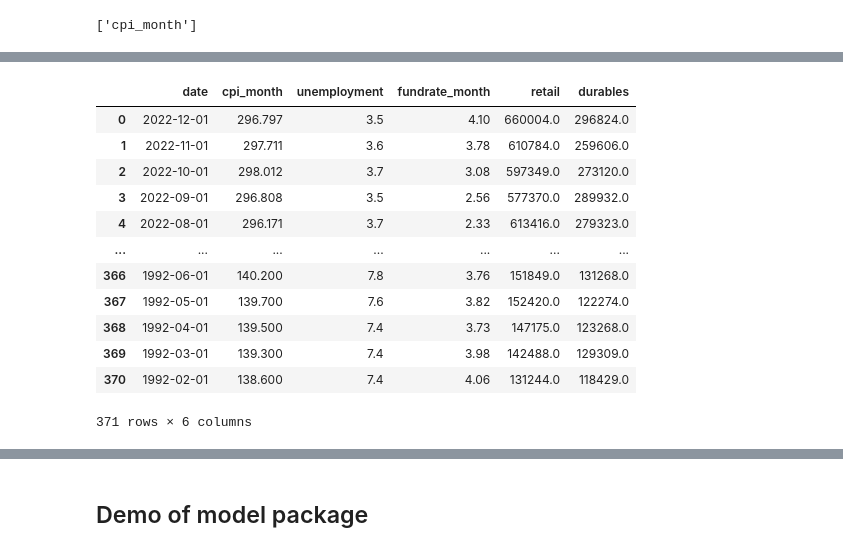
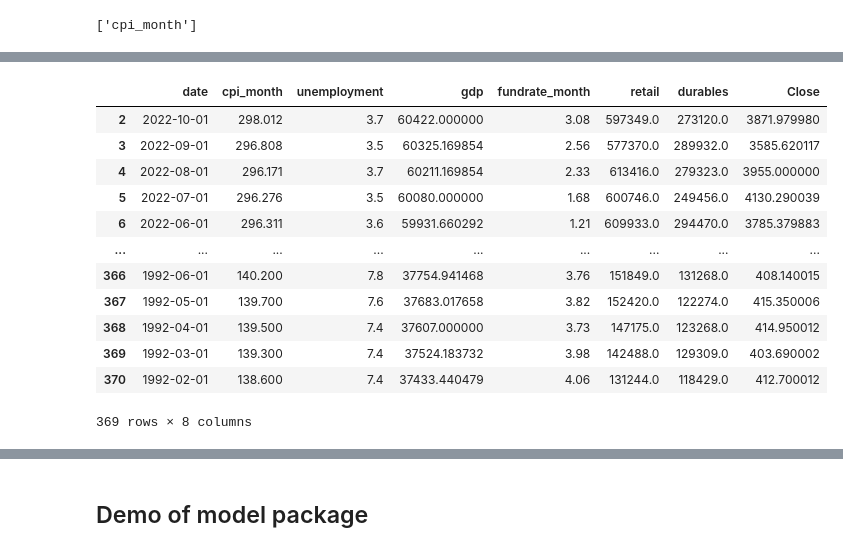
Before and after one commit to Amethyst1016/DATA534_Project, a Jupyter notebook: demo.ipynb, the cells around one changed output, grey strips where cells are left out. Saved outputs shown, nothing was run; the diff lists cells and outputs as text; code cells hidden in the pictures.

```diff
--- a/demo.ipynb
+++ b/demo.ipynb
@@ -10,5 +32,5 @@ from data_processing import *
 # %%
-SP500 = pd.read_csv('data/SP500_original.csv', parse_dates=['date'])
-SP500.head()
+SP500_month = pd.read_csv('data/SP500_original.csv', parse_dates=['date'])
+SP500_month.head()
 # %% [output]
 |  | date | Close |
@@ -108,27 +125,29 @@ boxplot_year(cpi_month, cpi_cols, [2008,2012])
 # %%
 from functools import reduce
 unemployment = pd.read_csv('data/unemployment.csv', parse_dates=['date'])
 fundrate_month = pd.read_csv('data/fundrate_month.csv', parse_dates=['date'])
 retail = pd.read_csv('data/retail.csv', parse_dates=['date'])
 durables = pd.read_csv('data/durables.csv', parse_dates=['date'])
-dfs = [cpi_month, unemployment, fundrate_month, retail, durables]
+gdp = pd.read_csv('data/gdp.csv', parse_dates=['date'])
+dfs = [cpi_month, unemployment, gdp, fundrate_month, retail, durables, SP500_month]
 df_combined = reduce(lambda  left,right: pd.merge(left, right, on=['date'], how='outer'), dfs)
+df_combined['gdp'] = df_combined['gdp'].interpolate(method='polynomial', order=2)
 df_combined.dropna(inplace=True)
 df_combined
 # %% [output]
-|  | date | cpi_month | unemployment | fundrate_month | retail | durables |
-| 0 | 2022-12-01 | 296.797 | 3.5 | 4.10 | 660004.0 | 296824.0 |
-| 1 | 2022-11-01 | 297.711 | 3.6 | 3.78 | 610784.0 | 259606.0 |
-| 2 | 2022-10-01 | 298.012 | 3.7 | 3.08 | 597349.0 | 273120.0 |
-| 3 | 2022-09-01 | 296.808 | 3.5 | 2.56 | 577370.0 | 289932.0 |
-| 4 | 2022-08-01 | 296.171 | 3.7 | 2.33 | 613416.0 | 279323.0 |
-| ... | ... | ... | ... | ... | ... | ... |
-| 366 | 1992-06-01 | 140.200 | 7.8 | 3.76 | 151849.0 | 131268.0 |
-| 367 | 1992-05-01 | 139.700 | 7.6 | 3.82 | 152420.0 | 122274.0 |
-| 368 | 1992-04-01 | 139.500 | 7.4 | 3.73 | 147175.0 | 123268.0 |
-| 369 | 1992-03-01 | 139.300 | 7.4 | 3.98 | 142488.0 | 129309.0 |
-| 370 | 1992-02-01 | 138.600 | 7.4 | 4.06 | 131244.0 | 118429.0 |
+|  | date | cpi_month | unemployment | gdp | fundrate_month | retail | durables | Close |
+| 2 | 2022-10-01 | 298.012 | 3.7 | 60422.000000 | 3.08 | 597349.0 | 273120.0 | 3871.979980 |
+| 3 | 2022-09-01 | 296.808 | 3.5 | 60325.169854 | 2.56 | 577370.0 | 289932.0 | 3585.620117 |
+| 4 | 2022-08-01 | 296.171 | 3.7 | 60211.169854 | 2.33 | 613416.0 | 279323.0 | 3955.000000 |
+| 5 | 2022-07-01 | 296.276 | 3.5 | 60080.000000 | 1.68 | 600746.0 | 249456.0 | 4130.290039 |
+| 6 | 2022-06-01 | 296.311 | 3.6 | 59931.660292 | 1.21 | 609933.0 | 294470.0 | 3785.379883 |
+| ... | ... | ... | ... | ... | ... | ... | ... | ... |
+| 366 | 1992-06-01 | 140.200 | 7.8 | 37754.941468 | 3.76 | 151849.0 | 131268.0 | 408.140015 |
+| 367 | 1992-05-01 | 139.700 | 7.6 | 37683.017658 | 3.82 | 152420.0 | 122274.0 | 415.350006 |
+| 368 | 1992-04-01 | 139.500 | 7.4 | 37607.000000 | 3.73 | 147175.0 | 123268.0 | 414.950012 |
+| 369 | 1992-03-01 | 139.300 | 7.4 | 37524.183732 | 3.98 | 142488.0 | 129309.0 | 403.690002 |
+| 370 | 1992-02-01 | 138.600 | 7.4 | 37433.440479 | 4.06 | 131244.0 | 118429.0 | 412.700012 |
-371 rows × 6 columns
+369 rows × 8 columns
 # %%
 correlation_scatter(df_combined)
 # %% [output]
```
Also changed, not shown: parts of 21 cells of this notebook, 2 other files.
